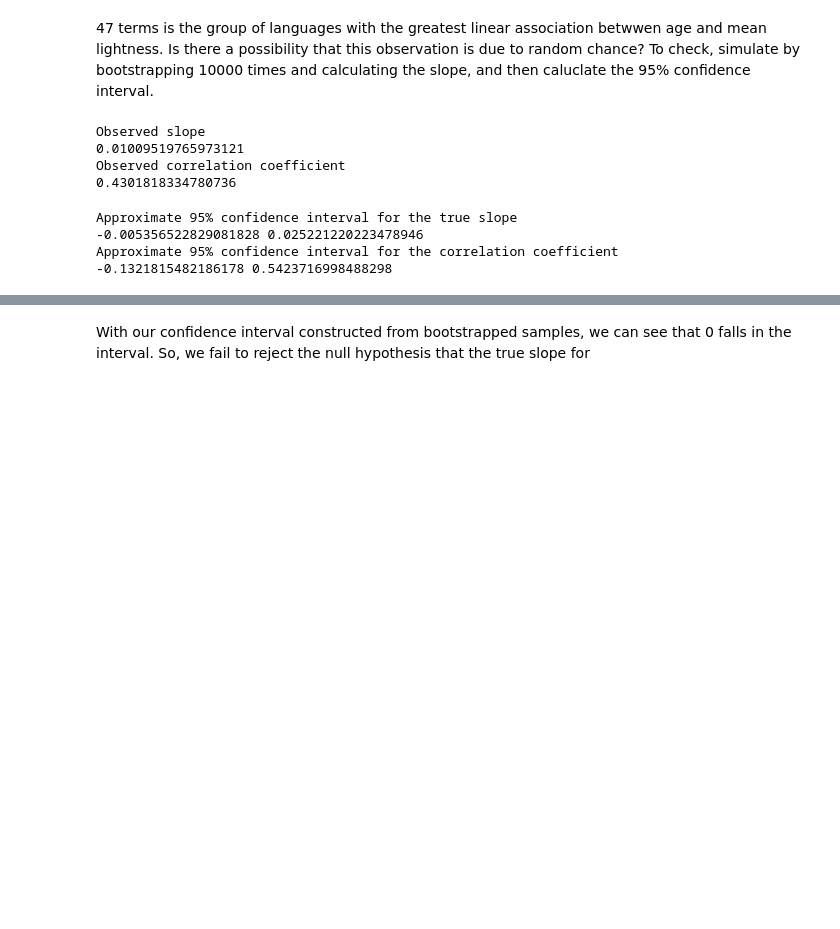
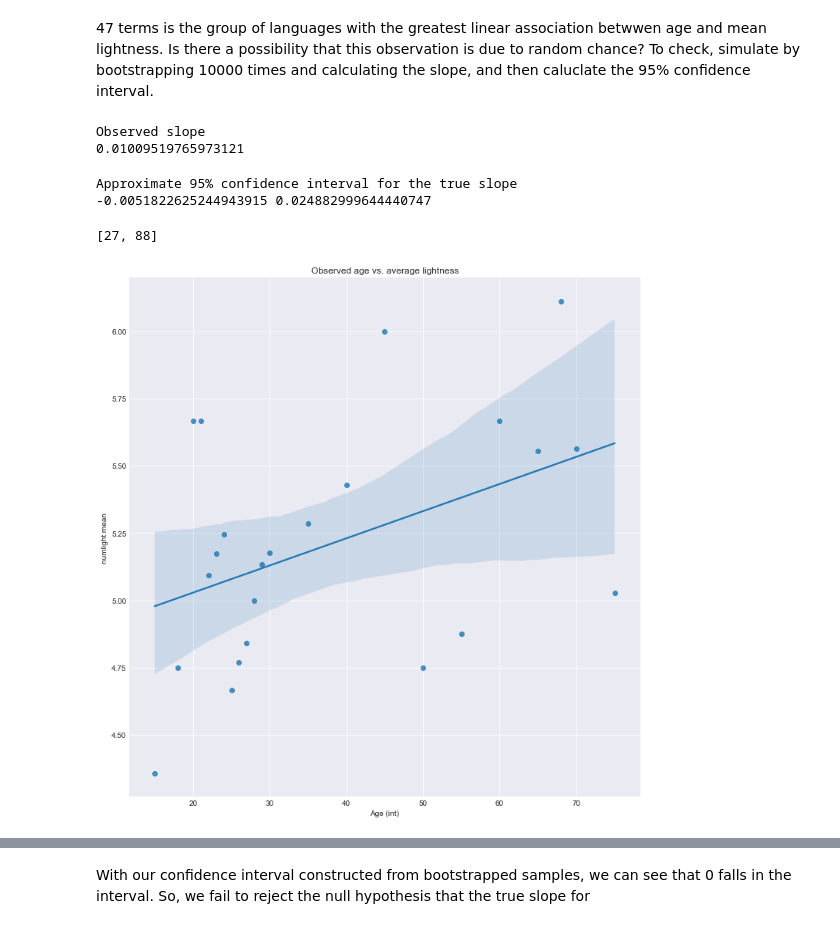
Before and after one commit to jasonsjiang/World-Color-Survey, a Jupyter notebook: finalprojecttest.ipynb, the cells around one changed output, grey strips where cells are left out. Cells and saved outputs as stored; diff of their text form; code cells hidden in the pictures; blank space fills up the shorter version.

```diff
--- a/finalprojecttest.ipynb
+++ b/finalprojecttest.ipynb
@@ -15,7 +15,7 @@ import pandas as pd
 import matplotlib.pyplot as plt
 import matplotlib
 %matplotlib inline
-#plt.style.use('fivethirtyeight')
+plt.style.use('seaborn-darkgrid')
 
 from bokeh.plotting import figure, output_file, show
 import seaborn as sns
@@ -315,17 +299,13 @@ Group of langauges (based on number of unique color terms with most negative cor
 # %% [markdown]
 47 terms is the group of languages with the greatest linear association betwwen age and mean lightness. Is there a possibility that this observation is due to random chance? To check, simulate by bootstrapping 10000 times and calculating the slope, and then caluclate the 95% confidence interval.
 # %%
-terms = spkr_resp.where('Language', are.contained_in(unique[47]))
-mean_47terms = terms.group('Age (int)', np.mean)
+terms47 = spkr_resp.where('Language', are.contained_in(unique[47])).select('Age (int)', 'numlight')
+mean_47terms = terms47.group('Age (int)', np.mean)
 print('Observed slope')
 print(np.polyfit(mean_47terms.column('Age (int)'), mean_47terms.column('numlight mean'), 1)[0])
-print('Observed correlation coefficient')
-print(pearsonr(mean_47terms.column('Age (int)'), mean_47terms.column('numlight mean'))[0])
 # %% [output]
 Observed slope
 0.01009519765973121
-Observed correlation coefficient
-0.4301818334780736
 # %%
 predictions_47 = np.array([])
 r_47 = np.array([])
@@ -338,10 +317,17 @@ for i in np.arange(10000):
 # %%
 print('Approximate 95% confidence interval for the true slope')
-print(np.percentile(predictions_47, 2.5), np.percentile(predictions_47, 97.5))
-print('Approximate 95% confidence interval for the correlation coefficient')
-print(np.percentile(r_47, 2.5), np.percentile(r_47, 97.5))
+left47 = np.percentile(predictions_47, 2.5)
+right47 = np.percentile(predictions_47, 97.5)
+print(left47, right47)
 # %% [output]
 Approximate 95% confidence interval for the true slope
--0.005356522829081828 0.025221220223478946
-Approximate 95% confidence interval for the correlation coefficient
--0.1321815482186178 0.5423716998488298
+-0.0051822625244943915 0.024882999644440747
+# %%
+unique[47]
+# %% [output]
+[27, 88]
+# %%
+sns.lmplot(x="Age (int)", y="numlight mean", truncate=True, size=10, data=mean_47terms.to_df());
+plt.title('Observed age vs. average lightness');
+# %% [output]
+[figure, added]
```
Also changed, not shown: parts of 19 cells of this notebook.
